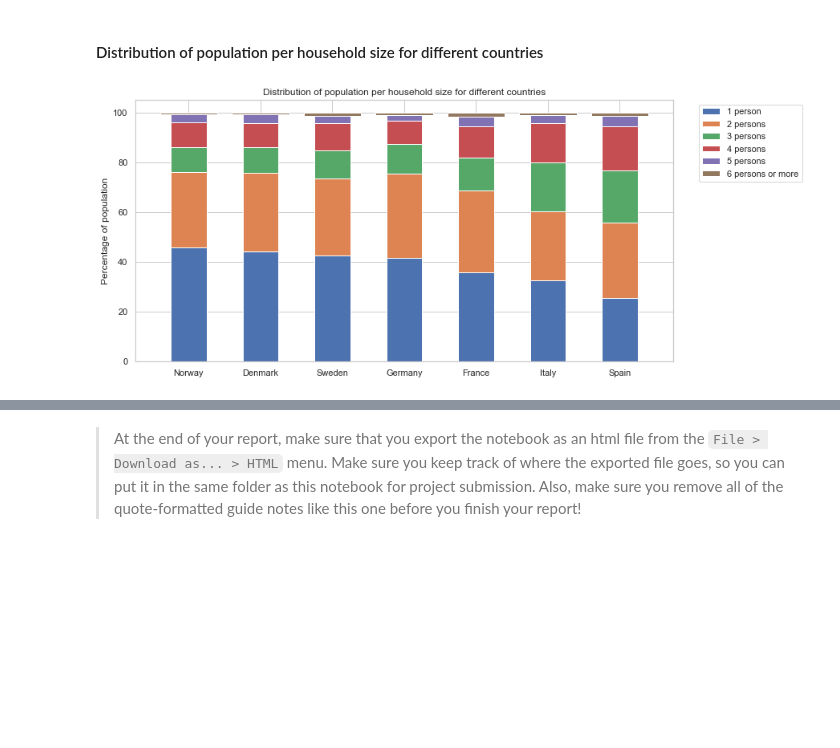
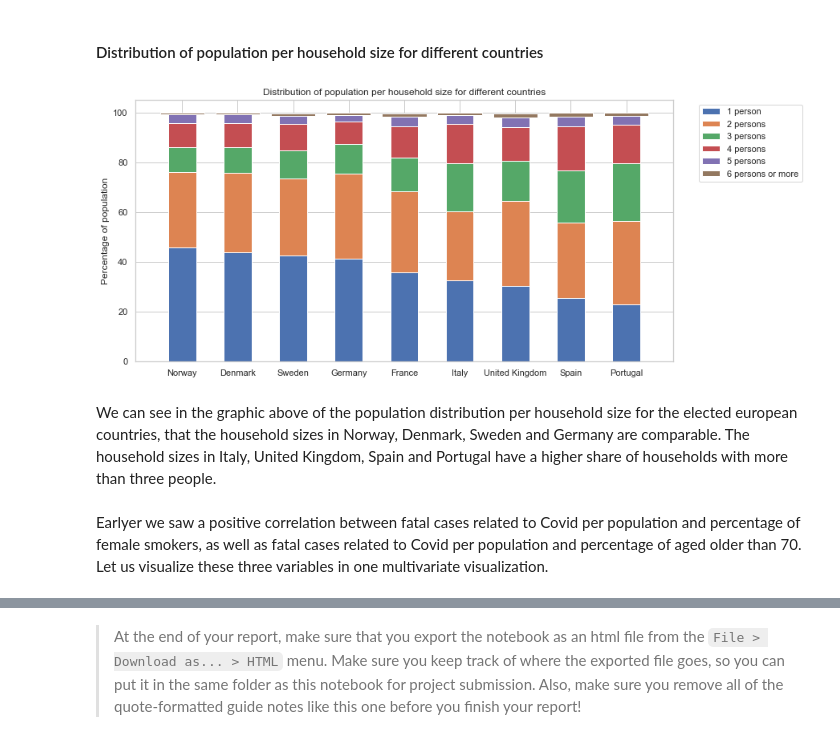
Before and after one commit to AtulSingh-Emyre/AnalysisCovid19, a Jupyter notebook: exploration_Covid19.ipynb, the cells around one changed output, grey strips where cells are left out. Cells and saved outputs as stored; diff of their text form; code cells hidden in the pictures; blank space fills up the shorter version.

```diff
--- a/exploration_Covid19.ipynb
+++ b/exploration_Covid19.ipynb
@@ -625,10 +677,11 @@ your work in the previous sections.
 # %%
-# Countries of interest (European countries with more than 40% 1-person households)
-
-northern_southern_european = ['Norway', 'Denmark', 'Germany', 'Sweden', 'Italy', 'Spain', 'France']
+# Countries of interest
+northern_southern_european = ['United Kingdom', 'Norway', 'Denmark', 'Germany', 'Sweden',  'France', 'Italy', 'Spain', 'Portugal']
 # %%
 # Drop all countries which are not of interest in this analysis
-
 df_householdsEU_Timeline = df_householdsEU_Timeline[df_householdsEU_Timeline['country'].isin(northern_southern_european)]
+df_householdsEU_Timeline.drop(['Unnamed: 0'], axis=1, inplace=True)
 # %%
-df_householdsEU_Timeline_2018 = df_householdsEU_Timeline.query('year == "2018"').sort_values('1 person', ascending=False)
+# Keep only data for 2018 and sort by percentage of one person household size
+df_householdsEU_Timeline_2018 = df_householdsEU_Timeline.query('year == "2018"').sort_values(
+                                                               '1 person', ascending=False)
@@ -651,34 +707,38 @@ df_householdsEU_Timeline_2018
 # Define figure size
 plt.figure(figsize=[12,6])
 
-N = 7
+N = 9
 ind = np.arange(N)    # the x locations for the groups
 width = 0.5       # the width of the bars: can also be len(x) sequence
 
 #plt.style.use(style_name)
 
 p1 = plt.bar(ind, df_householdsEU_Timeline_2018['1 person'], width)
 p2 = plt.bar(ind, df_householdsEU_Timeline_2018['2 persons'], width,
              bottom=df_householdsEU_Timeline_2018['1 person'])
 p3 = plt.bar(ind, df_householdsEU_Timeline_2018['3 persons'], width,
              bottom=df_householdsEU_Timeline_2018['1 person']+df_householdsEU_Timeline_2018['2 persons'])
 p4 = plt.bar(ind, df_householdsEU_Timeline_2018['4 persons'], width,
              bottom=df_householdsEU_Timeline_2018['1 person']+df_householdsEU_Timeline_2018['2 persons']+df_householdsEU_Timeline_2018['3 persons'])
 p5 = plt.bar(ind, df_householdsEU_Timeline_2018['5 persons'], width,
              bottom=df_householdsEU_Timeline_2018['1 person']+df_householdsEU_Timeline_2018['2 persons']+df_householdsEU_Timeline_2018['3 persons']+df_householdsEU_Timeline_2018['4 persons'])
 p6 = plt.bar(ind, df_householdsEU_Timeline_2018['6 persons or more'],
              bottom=df_householdsEU_Timeline_2018['1 person']+df_householdsEU_Timeline_2018['2 persons']+df_householdsEU_Timeline_2018['3 persons']+df_householdsEU_Timeline_2018['4 persons']++df_householdsEU_Timeline_2018['5 persons'])
 
 
 
 plt.title('Distribution of population per household size for different countries')
 plt.ylabel('Percentage of population')
-plt.xticks(ind, ('Norway', 'Denmark', 'Sweden', 'Germany', 'France', 'Italy', 'Spain'))
+plt.xticks(ind, ('Norway', 'Denmark', 'Sweden', 'Germany', 'France', 'Italy', 'United Kingdom', 'Spain', 'Portugal'))
 plt.legend((p1[0], p2[0], p3[0], p4[0], p5[0], p6[0]),
            ('1 person', '2 persons', '3 persons', '4 persons', '5 persons', '6 persons or more'),
            bbox_to_anchor=(1.04,1))
 
 
 plt.show()
 # %% [output]
-[figure, old version]
+[figure, new version]
+# %% [markdown]
+We can see in the graphic above of the population distribution per household size for the elected european countries, that the household sizes in Norway, Denmark, Sweden and Germany are comparable. The household sizes in Italy, United Kingdom, Spain and Portugal have a higher share of households with more than three people.
+# %% [markdown]
+Earlyer we saw a positive correlation between fatal cases related to Covid per population and percentage of female smokers, as well as fatal cases related to Covid per population and percentage of aged older than 70. Let us visualize these three variables in one multivariate visualization.
```
Also changed, not shown: parts of 57 cells of this notebook.
